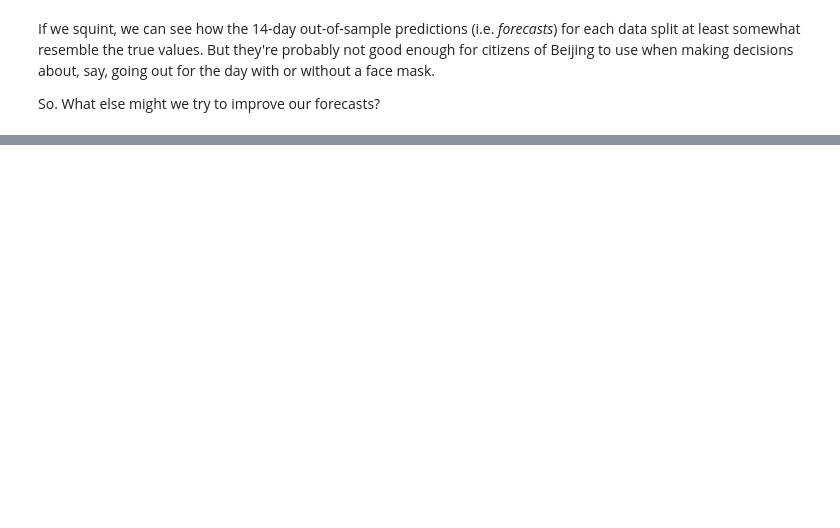
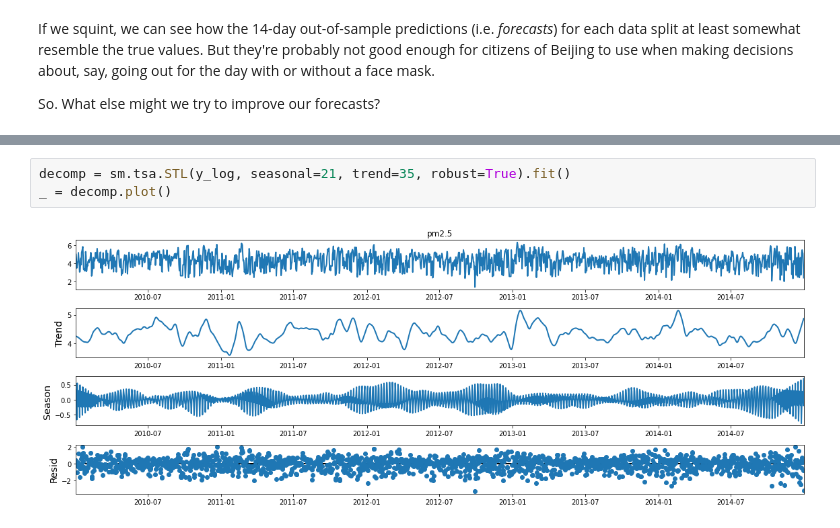
Before and after one commit to bdewilde/data-dives, a Jupyter notebook: notebooks/time-series-forecasting-intermediate.ipynb, the cells around one changed output, grey strips where cells are left out. Cells and saved outputs as stored; diff of their text form; blank space fills up the shorter version.

```diff
--- a/notebooks/time-series-forecasting-intermediate.ipynb
+++ b/notebooks/time-series-forecasting-intermediate.ipynb
@@ -533,0 +561,5 @@ So. What else might we try to improve our forecasts?
+# %%
+decomp = sm.tsa.STL(y_log, seasonal=21, trend=35, robust=True).fit()
+_ = decomp.plot()
+# %% [output]
+[figure, added]
```
Also changed, not shown: parts of 23 cells of this notebook.
